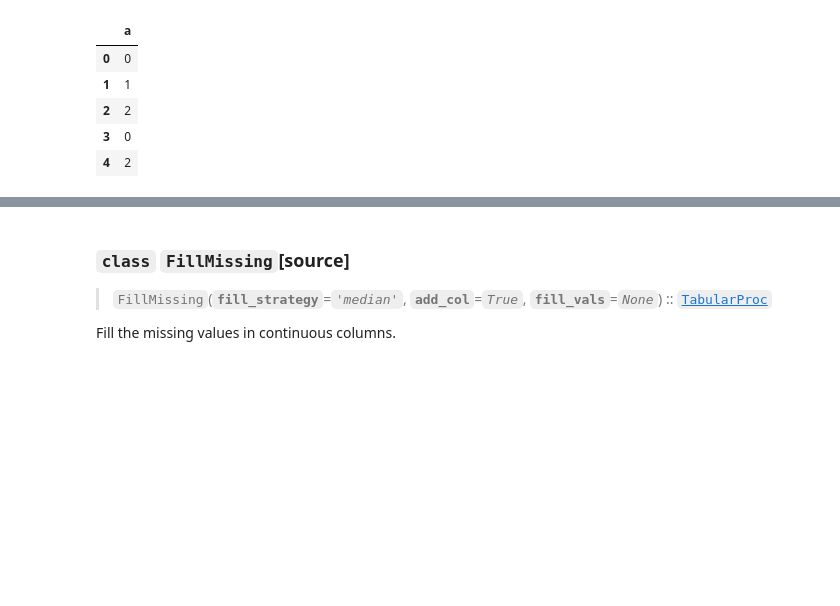
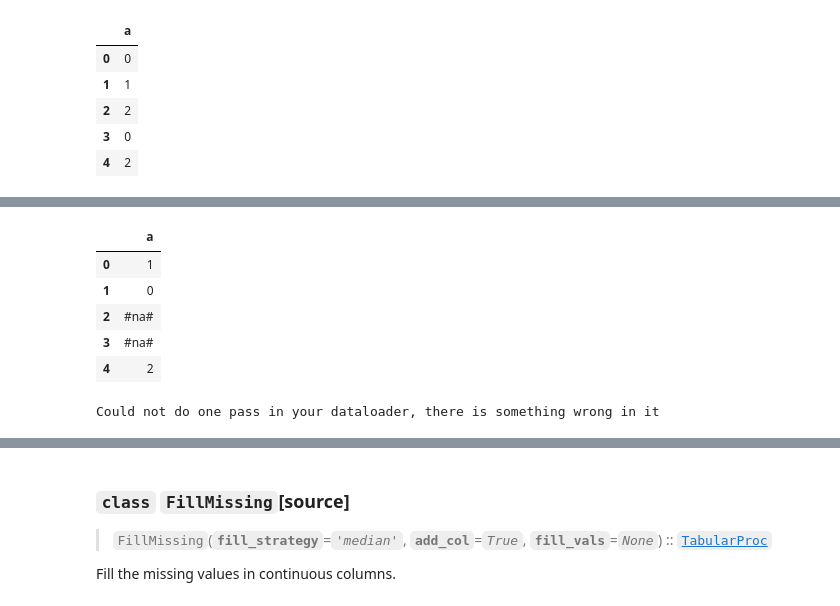
Before and after one commit to anhquan0412/fastai2, a Jupyter notebook: quan-nbs/7_40_tabular.core.ipynb, the cells around one changed output, grey strips where cells are left out. Saved outputs shown, nothing was run; the diff lists cells and outputs as text; code cells hidden in the pictures; blank space fills up the shorter version.

```diff
--- a/quan-nbs/7_40_tabular.core.ipynb
+++ b/quan-nbs/7_40_tabular.core.ipynb
@@ -445,2 +541,11 @@ test_eq(to2['a'], [1,0,'#na#','#na#',2])
+# %%
+to1.items
+# %% [output]
+|  | a |
+| 0 | 1 |
+| 1 | 0 |
+| 2 | #na# |
+| 3 | #na# |
+| 4 | 2 |
 # %%
 #test with splits
@@ -451,0 +557,4 @@ test_eq(to['a'], [1,2,3,0,3])
+# %%
+temp_dls = to.dataloaders()
+# %% [output]
+Could not do one pass in your dataloader, there is something wrong in it
```
Also changed, not shown: parts of 28 cells of this notebook, 3 other files.
